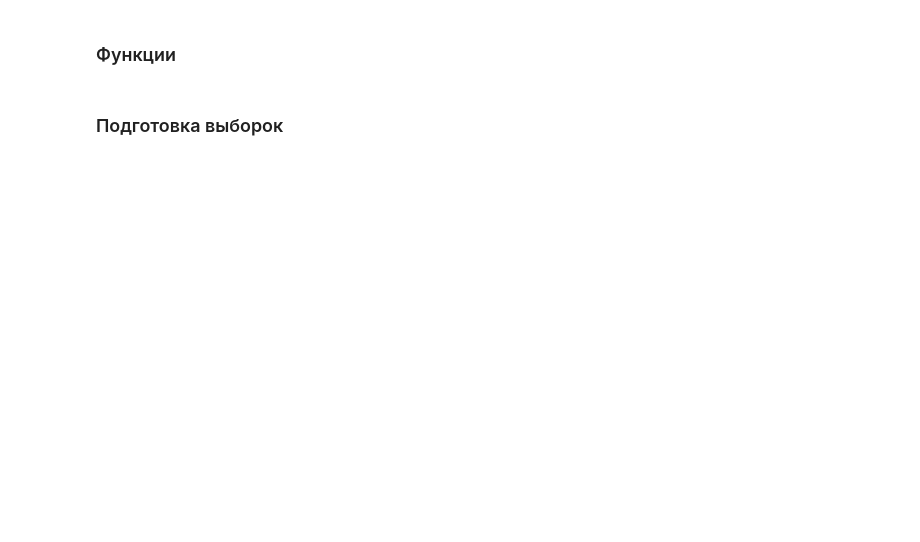
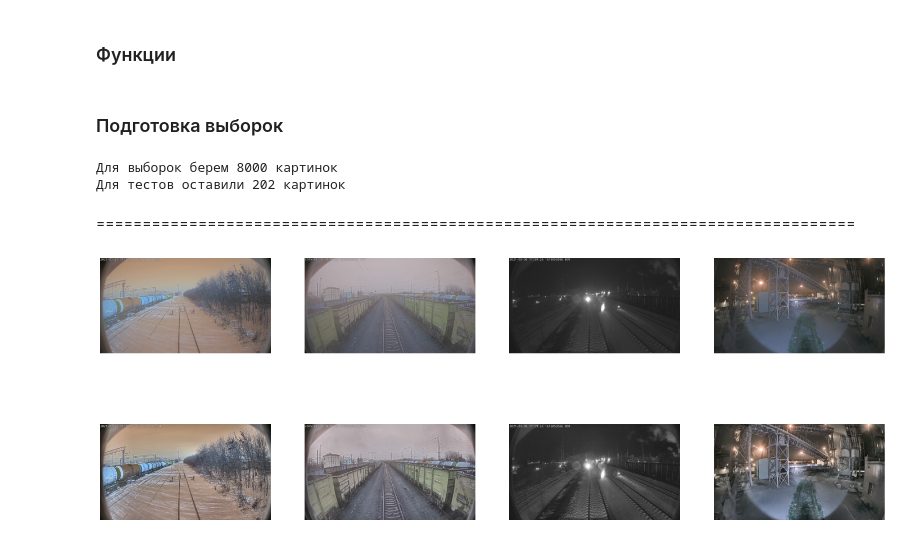
Before and after one commit to serg-kas/NIIAS-RZD, a Jupyter notebook: Подготовка данных.ipynb, the cells around one changed output. Drawn from its saved outputs; the diff is of its cells as text; code cells hidden in the pictures; blank space fills up the shorter version.

```diff
--- a/Подготовка данных.ipynb
+++ b/Подготовка данных.ipynb
@@ -177,14 +227,36 @@ def ohe_to_mask(ann_ohe, classes=[0, 6, 7, 10]):
     result = np.where(ann_ohe[:,:,3] == 1, ones * 10, result)
 
     return result
+# %%
+# Функция автокоррекции контраста
+def autocontrast(img):
+    # converting to LAB color space
+    lab= cv.cvtColor(img, cv.COLOR_BGR2LAB)
+    l_channel, a, b = cv.split(lab)
+
+    # Applying CLAHE to L-channel
+    # feel free to try different values for the limit and grid size:
+    clahe = cv.createCLAHE(clipLimit=2.0, tileGridSize=(8,8))
+    cl = clahe.apply(l_channel)
+
+    # merge the CLAHE enhanced L-channel with the a and b channel
+    limg = cv.merge((cl,a,b))
+
+    # Converting image from LAB Color model to BGR color spcae
+    result = cv.cvtColor(limg, cv.COLOR_LAB2BGR)
+
+    return(result)
 # %% [markdown]
 ### Подготовка выборок
 # %%
 # Для выборок берем 8000 картинок, остальные оставим для тестов
-img_names_for_np = img_names[:-203]
-img_names_for_test = img_names[-203:]
+img_names_for_np = img_names[:-202]
+img_names_for_test = img_names[-202:]
 print("Для выборок берем {} картинок".format(len(img_names_for_np)))
 print("Для тестов оставили {} картинок".format(len(img_names_for_test)))
+# %% [output]
+Для выборок берем 8000 картинок
+Для тестов оставили 202 картинок
 # %%
 # Сохраним список файлов, оставленных для тестов
 import pandas as pd
@@ -285 +363,22 @@ print("Время выполнения: ", round(time.time() - cur_time, 2), 'c'
+# %% [markdown]
+==================================================================================
+# %%
+# Посмотрим как работает предобработка (автоконтраст)
+n = 4
+fig, axs = plt.subplots(2, n, figsize=(25, 10))
+
+n_files = random.choices(img_names, k=n)
+
+for i,file in enumerate(n_files):
+  image = cv.imread(file)
+  axs[0,i].axis('off')
+  axs[0,i].imshow(image)
+
+  image = autocontrast(image)
+  axs[1,i].axis('off')
+  axs[1,i].imshow(image)
+
+plt.show()
+# %% [output]
+[figure, added]
 # %%
```
Also changed, not shown: parts of 16 cells of this notebook, 1 other file.
